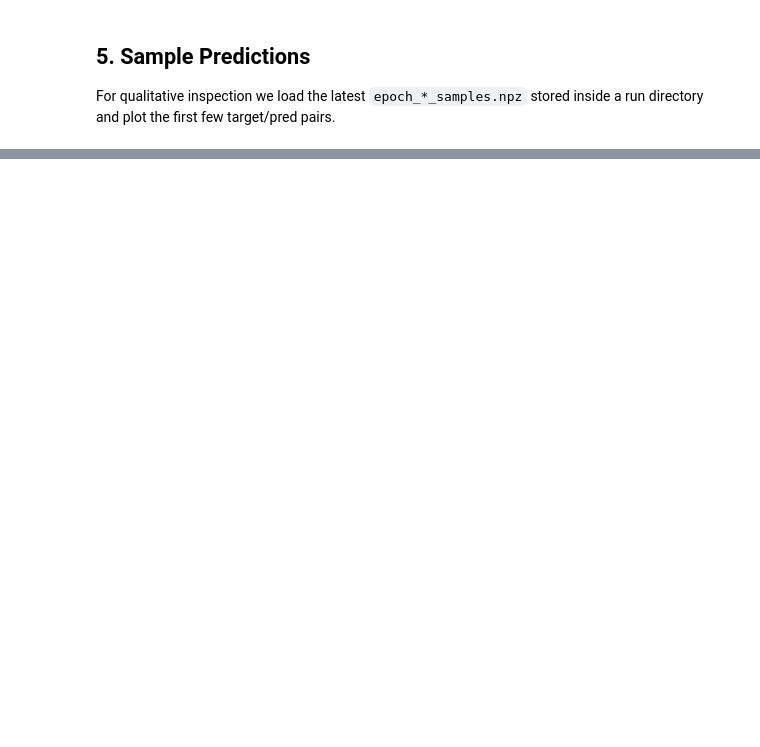
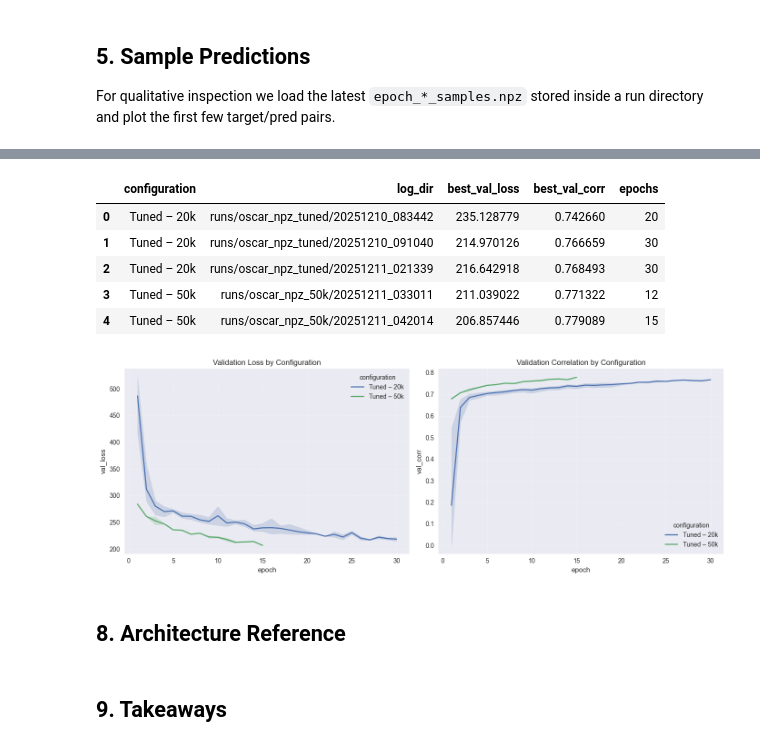
Before and after one commit to Emyerson4444/BPNet, a Jupyter notebook: notebooks/bpnet_results.ipynb, the cells around one changed output, grey strips where cells are left out. Cells and saved outputs as stored; diff of their text form; code cells hidden in the pictures; blank space fills up the shorter version.

Commit message:
Added logging for simple model

```diff
--- a/notebooks/bpnet_results.ipynb
+++ b/notebooks/bpnet_results.ipynb
@@ -18,6 +18,8 @@ import matplotlib.pyplot as plt
 import seaborn as sns
 
 plt.style.use('seaborn-v0_8')
-ROOT = Path('..').resolve()
+ROOT = Path.cwd()
+if not (ROOT / 'runs').exists():
+    ROOT = ROOT.parent
 RUNS_ROOT = ROOT / 'runs'
 print(f'Notebook root: {ROOT}')
@@ -158,0 +178,18 @@ Feel free to rerun training with different dataset slices; as soon as the `runs/
+# %%
+target_keys = {
+    "Simple – 20k": "simple_oscar20k",
+    "Simple – 50k": "simple_oscar50k",
+    "Tuned – 20k": "oscar_npz_tuned",
+    "Tuned – 50k": "oscar_npz_50k",
+}
+focus_frames = []
+for label, key in target_keys.items():
+    mask = metrics_df['log_dir'].str.contains(key, na=False)
+    subset = metrics_df[mask].copy()
+    if subset.empty:
+        print(f"Warning: no runs found for {label}")
+        continue
+    subset['configuration'] = label
+    focus_frames.append(subset)
+focus_df = pd.concat(focus_frames, ignore_index=True) if focus_frames else pd.DataFrame()
+focus_df.head()
@@ -158,0 +209,33 @@ Feel free to rerun training with different dataset slices; as soon as the `runs/
+# %%
+if not focus_df.empty:
+    focus_summary = (focus_df.dropna(subset=['val_loss'])
+                     .groupby(['configuration', 'log_dir'])
+                     .agg(best_val_loss=('val_loss', 'min'),
+                          best_val_corr=('val_corr', 'max'),
+                          epochs=('epoch', 'max'))
+                     .reset_index())
+    display(focus_summary)
+
+    fig, axes = plt.subplots(1, 2, figsize=(14, 5))
+    sns.lineplot(data=focus_df, x='epoch', y='val_loss', hue='configuration', ax=axes[0])
+    axes[0].set_title('Validation Loss by Configuration')
+    axes[0].grid(alpha=0.3)
+
+    sns.lineplot(data=focus_df, x='epoch', y='val_corr', hue='configuration', ax=axes[1])
+    axes[1].set_title('Validation Correlation by Configuration')
+    axes[1].grid(alpha=0.3)
+    plt.tight_layout()
+else:
+    print('No focused configurations available.')
+# %% [output]
+|  | configuration | log_dir | best_val_loss | best_val_corr | epochs |
+| 0 | Tuned – 20k | runs/oscar_npz_tuned/20251210_083442 | 235.128779 | 0.742660 | 20 |
+| 1 | Tuned – 20k | runs/oscar_npz_tuned/20251210_091040 | 214.970126 | 0.766659 | 30 |
+| 2 | Tuned – 20k | runs/oscar_npz_tuned/20251211_021339 | 216.642918 | 0.768493 | 30 |
+| 3 | Tuned – 50k | runs/oscar_npz_50k/20251211_033011 | 211.039022 | 0.771322 | 12 |
+| 4 | Tuned – 50k | runs/oscar_npz_50k/20251211_042014 | 206.857446 | 0.779089 | 15 |
+[figure, added]
+# %% [markdown]
+## 8. Architecture Reference
+# %% [markdown]
+## 9. Takeaways
```
Also changed, not shown: parts of 10 cells of this notebook, 1 other file.
